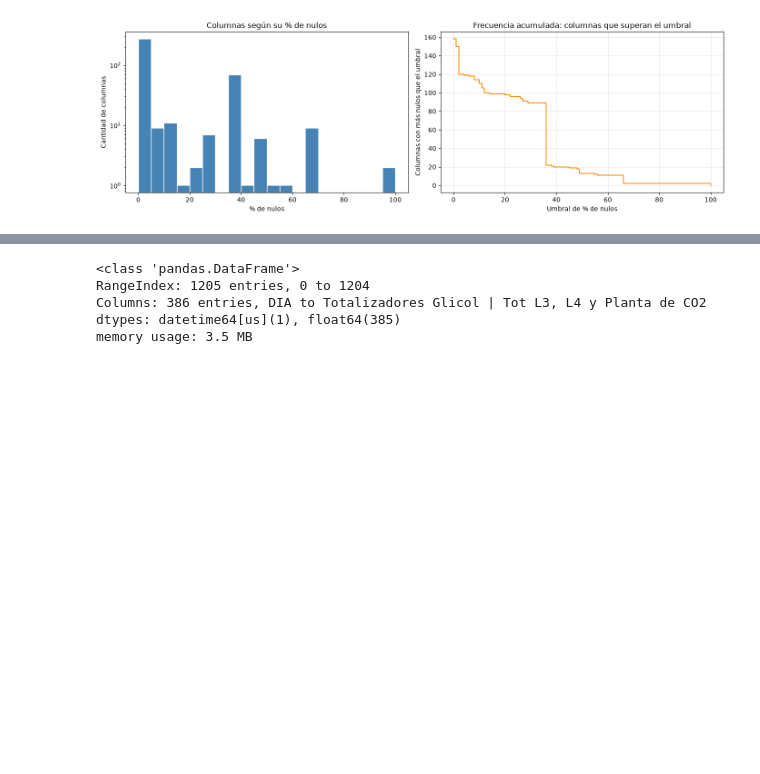
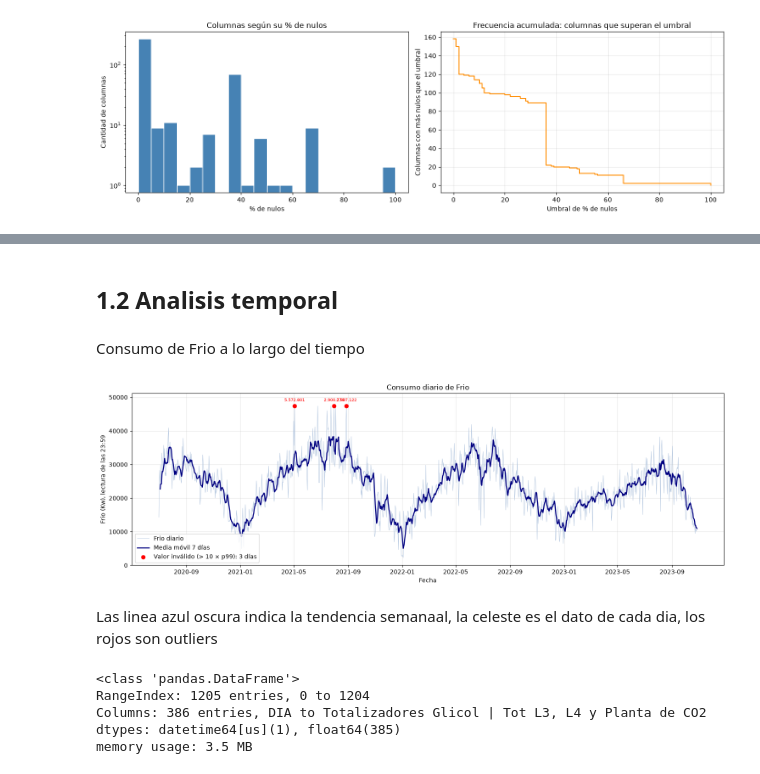
Before and after one commit to Marcjun/Cerveceria-LabDatosII, a Jupyter notebook: notebooks/eda.ipynb, the cells around one changed output, grey strips where cells are left out. Drawn from its saved outputs; the diff is of its cells as text; code cells hidden in the pictures; blank space fills up the shorter version.

Commit message:
Nulos-Rangos-Frio vs Tiempo-

```diff
--- a/notebooks/eda.ipynb
+++ b/notebooks/eda.ipynb
@@ -632,3 +783,42 @@ De aca podemos ver y asegurar que a partir de la
+# %% [markdown]
+## 1.2 Analisis temporal
+# %% [markdown]
+Consumo de Frio a lo largo del tiempo
+# %%
+frio = "Consolidado EE | Frio (Kw)"
+s = df_unido.set_index("DIA")[frio].astype(float)
+
+# Días inválidos (más de 10 veces el p99), solo para marcarlos
+p99 = s.quantile(0.99)
+invalido = s > p99 * 10
+
+# Media móvil de 7 días, sin contar los inválidos
+media7 = s.mask(invalido).rolling(7, min_periods=4).mean()
+
+tope = p99 * 1.15
+fig, ax = plt.subplots(figsize=(15, 5))
+
+ax.plot(s.index, s.clip(upper=tope), lw=0.6, color="lightsteelblue", label="Frio diario")
+ax.plot(media7.index, media7, lw=1.8, color="navy", label="Media móvil 7 días")
+ax.scatter(s.index[invalido], np.full(invalido.sum(), tope), color="red", s=40, zorder=3,
+           label=f"Valor inválido (> 10 × p99): {int(invalido.sum())} días")
+
+for d, v in s[invalido].items():
+    ax.annotate(f"{v:,.0f}".replace(",", "."), (d, tope), textcoords="offset points",
+                xytext=(0, 8), ha="center", fontsize=7, color="red")
+
+ax.set_ylim(0, tope * 1.08)
+ax.set_xlabel("Fecha")
+ax.set_ylabel("Frio (Kw), lectura de las 23:59")
+ax.set_title("Consumo diario de Frio")
+ax.grid(alpha=0.3)
+ax.legend(loc="lower left")
+plt.tight_layout()
+plt.show()
+# %% [output]
+[figure, added]
+# %% [markdown]
+Las linea azul oscura indica la tendencia semanaal, la celeste es el dato de cada dia, los rojos son outliers
 # %%
 df_unido.info()
 # %% [output]
```
Also changed, not shown: parts of 9 cells of this notebook.
